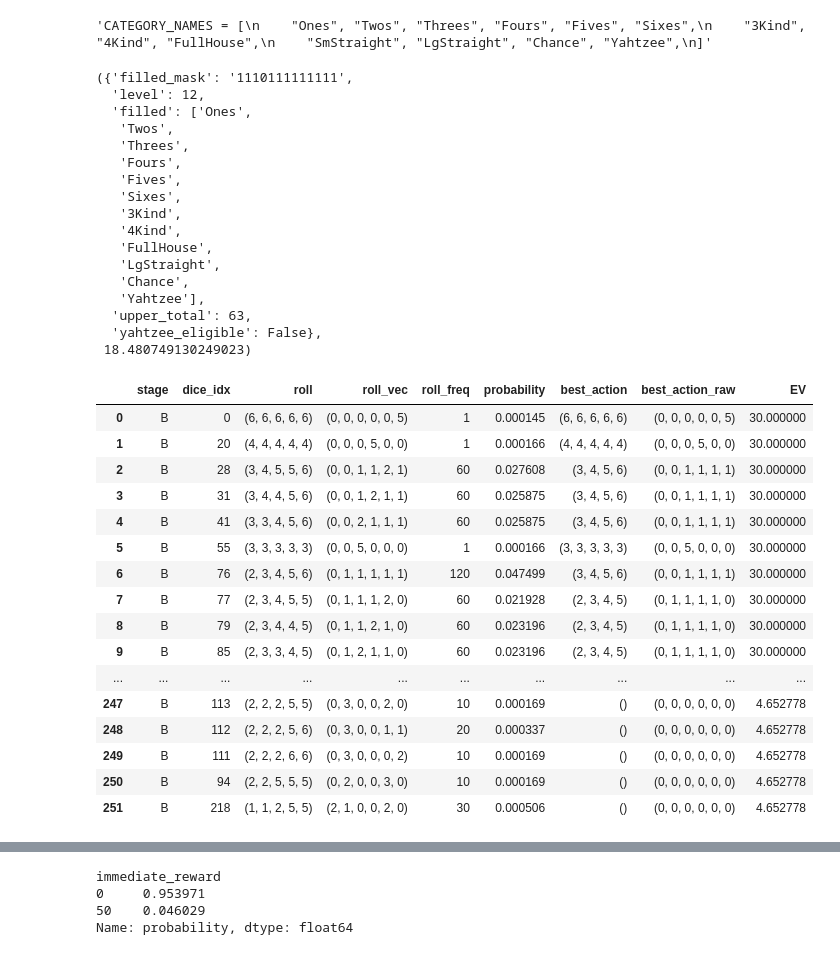
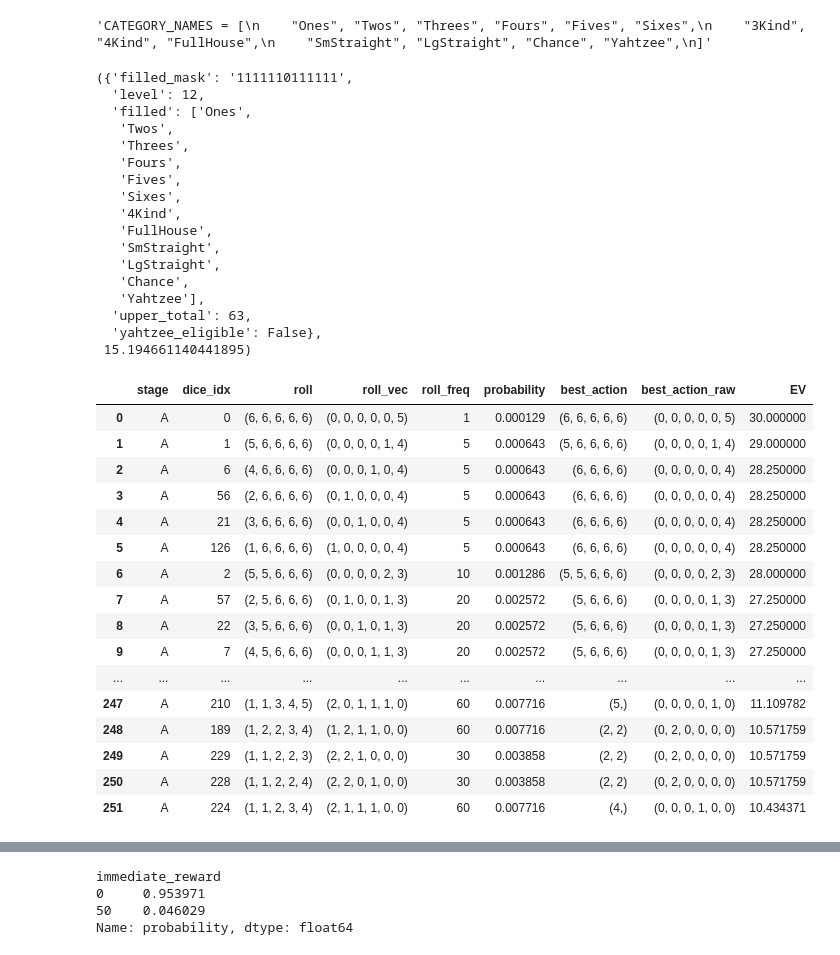
Before and after one commit to Ballpark-Figures/yahtzee, a Jupyter notebook: math/notebooks/state_explorer.ipynb, the cells around one changed output, grey strips where cells are left out. Cells and saved outputs as stored; diff of their text form; code cells hidden in the pictures.

Commit message:
state_explorer notebook: re-execution / exploration pass
Co-Authored-By: Claude Opus 4.8 <noreply@anthropic.com>

```diff
--- a/math/notebooks/state_explorer.ipynb
+++ b/math/notebooks/state_explorer.ipynb
@@ -294,7 +296,7 @@ np.float64(0.5413957383380753)
 # %% [output]
 'CATEGORY_NAMES = [\n    "Ones", "Twos", "Threes", "Fours", "Fives", "Sixes",\n    "3Kind", "4Kind", "FullHouse",\n    "SmStraight", "LgStraight", "Chance", "Yahtzee",\n]'
 # %%
-missing = 9
+missing = 6
 cats = ["Ones", "Twos", "Threes", "Fours", "Fives", "Sixes", "3Kind", "4Kind", "FullHouse", "SmStraight", "LgStraight", "Chance", "Yahtzee"]
 reduced_cats = cats[:missing] + cats[missing + 1:]
 near_end_state = ReducedGameState(
@@ -305,7 +307,7 @@ near_end_state = ReducedGameState(
 
 describe_state(near_end_state), state_value(near_end_state)
 # %% [output]
-({'filled_mask': '1110111111111',
+({'filled_mask': '1111110111111',
   'level': 12,
   'filled': ['Ones',
    'Twos',
@@ -313,35 +315,35 @@ describe_state(near_end_state), state_value(near_end_state)
    'Fours',
    'Fives',
    'Sixes',
-   '3Kind',
    '4Kind',
    'FullHouse',
+   'SmStraight',
    'LgStraight',
    'Chance',
    'Yahtzee'],
   'upper_total': 63,
   'yahtzee_eligible': False},
- 18.480749130249023)
+ 15.194661140441895)
 # %%
-all_roll_evs(near_end_state, "B")
+all_roll_evs(near_end_state, "A")
 # %% [output]
 |  | stage | dice_idx | roll | roll_vec | roll_freq | probability | best_action | best_action_raw | EV |
-| 0 | B | 0 | (6, 6, 6, 6, 6) | (0, 0, 0, 0, 0, 5) | 1 | 0.000145 | (6, 6, 6, 6, 6) | (0, 0, 0, 0, 0, 5) | 30.000000 |
-| 1 | B | 20 | (4, 4, 4, 4, 4) | (0, 0, 0, 5, 0, 0) | 1 | 0.000166 | (4, 4, 4, 4, 4) | (0, 0, 0, 5, 0, 0) | 30.000000 |
-| 2 | B | 28 | (3, 4, 5, 5, 6) | (0, 0, 1, 1, 2, 1) | 60 | 0.027608 | (3, 4, 5, 6) | (0, 0, 1, 1, 1, 1) | 30.000000 |
-| 3 | B | 31 | (3, 4, 4, 5, 6) | (0, 0, 1, 2, 1, 1) | 60 | 0.025875 | (3, 4, 5, 6) | (0, 0, 1, 1, 1, 1) | 30.000000 |
-| 4 | B | 41 | (3, 3, 4, 5, 6) | (0, 0, 2, 1, 1, 1) | 60 | 0.025875 | (3, 4, 5, 6) | (0, 0, 1, 1, 1, 1) | 30.000000 |
-| 5 | B | 55 | (3, 3, 3, 3, 3) | (0, 0, 5, 0, 0, 0) | 1 | 0.000166 | (3, 3, 3, 3, 3) | (0, 0, 5, 0, 0, 0) | 30.000000 |
-| 6 | B | 76 | (2, 3, 4, 5, 6) | (0, 1, 1, 1, 1, 1) | 120 | 0.047499 | (3, 4, 5, 6) | (0, 0, 1, 1, 1, 1) | 30.000000 |
-| 7 | B | 77 | (2, 3, 4, 5, 5) | (0, 1, 1, 1, 2, 0) | 60 | 0.021928 | (2, 3, 4, 5) | (0, 1, 1, 1, 1, 0) | 30.000000 |
-| 8 | B | 79 | (2, 3, 4, 4, 5) | (0, 1, 1, 2, 1, 0) | 60 | 0.023196 | (2, 3, 4, 5) | (0, 1, 1, 1, 1, 0) | 30.000000 |
-| 9 | B | 85 | (2, 3, 3, 4, 5) | (0, 1, 2, 1, 1, 0) | 60 | 0.023196 | (2, 3, 4, 5) | (0, 1, 1, 1, 1, 0) | 30.000000 |
+| 0 | A | 0 | (6, 6, 6, 6, 6) | (0, 0, 0, 0, 0, 5) | 1 | 0.000129 | (6, 6, 6, 6, 6) | (0, 0, 0, 0, 0, 5) | 30.000000 |
+| 1 | A | 1 | (5, 6, 6, 6, 6) | (0, 0, 0, 0, 1, 4) | 5 | 0.000643 | (5, 6, 6, 6, 6) | (0, 0, 0, 0, 1, 4) | 29.000000 |
+| 2 | A | 6 | (4, 6, 6, 6, 6) | (0, 0, 0, 1, 0, 4) | 5 | 0.000643 | (6, 6, 6, 6) | (0, 0, 0, 0, 0, 4) | 28.250000 |
+| 3 | A | 56 | (2, 6, 6, 6, 6) | (0, 1, 0, 0, 0, 4) | 5 | 0.000643 | (6, 6, 6, 6) | (0, 0, 0, 0, 0, 4) | 28.250000 |
+| 4 | A | 21 | (3, 6, 6, 6, 6) | (0, 0, 1, 0, 0, 4) | 5 | 0.000643 | (6, 6, 6, 6) | (0, 0, 0, 0, 0, 4) | 28.250000 |
+| 5 | A | 126 | (1, 6, 6, 6, 6) | (1, 0, 0, 0, 0, 4) | 5 | 0.000643 | (6, 6, 6, 6) | (0, 0, 0, 0, 0, 4) | 28.250000 |
+| 6 | A | 2 | (5, 5, 6, 6, 6) | (0, 0, 0, 0, 2, 3) | 10 | 0.001286 | (5, 5, 6, 6, 6) | (0, 0, 0, 0, 2, 3) | 28.000000 |
+| 7 | A | 57 | (2, 5, 6, 6, 6) | (0, 1, 0, 0, 1, 3) | 20 | 0.002572 | (5, 6, 6, 6) | (0, 0, 0, 0, 1, 3) | 27.250000 |
+| 8 | A | 22 | (3, 5, 6, 6, 6) | (0, 0, 1, 0, 1, 3) | 20 | 0.002572 | (5, 6, 6, 6) | (0, 0, 0, 0, 1, 3) | 27.250000 |
+| 9 | A | 7 | (4, 5, 6, 6, 6) | (0, 0, 0, 1, 1, 3) | 20 | 0.002572 | (5, 6, 6, 6) | (0, 0, 0, 0, 1, 3) | 27.250000 |
 | ... | ... | ... | ... | ... | ... | ... | ... | ... | ... |
-| 247 | B | 113 | (2, 2, 2, 5, 5) | (0, 3, 0, 0, 2, 0) | 10 | 0.000169 | () | (0, 0, 0, 0, 0, 0) | 4.652778 |
-| 248 | B | 112 | (2, 2, 2, 5, 6) | (0, 3, 0, 0, 1, 1) | 20 | 0.000337 | () | (0, 0, 0, 0, 0, 0) | 4.652778 |
-| 249 | B | 111 | (2, 2, 2, 6, 6) | (0, 3, 0, 0, 0, 2) | 10 | 0.000169 | () | (0, 0, 0, 0, 0, 0) | 4.652778 |
-| 250 | B | 94 | (2, 2, 5, 5, 5) | (0, 2, 0, 0, 3, 0) | 10 | 0.000169 | () | (0, 0, 0, 0, 0, 0) | 4.652778 |
-| 251 | B | 218 | (1, 1, 2, 5, 5) | (2, 1, 0, 0, 2, 0) | 30 | 0.000506 | () | (0, 0, 0, 0, 0, 0) | 4.652778 |
+| 247 | A | 210 | (1, 1, 3, 4, 5) | (2, 0, 1, 1, 1, 0) | 60 | 0.007716 | (5,) | (0, 0, 0, 0, 1, 0) | 11.109782 |
+| 248 | A | 189 | (1, 2, 2, 3, 4) | (1, 2, 1, 1, 0, 0) | 60 | 0.007716 | (2, 2) | (0, 2, 0, 0, 0, 0) | 10.571759 |
+| 249 | A | 229 | (1, 1, 2, 2, 3) | (2, 2, 1, 0, 0, 0) | 30 | 0.003858 | (2, 2) | (0, 2, 0, 0, 0, 0) | 10.571759 |
+| 250 | A | 228 | (1, 1, 2, 2, 4) | (2, 2, 0, 1, 0, 0) | 30 | 0.003858 | (2, 2) | (0, 2, 0, 0, 0, 0) | 10.571759 |
+| 251 | A | 224 | (1, 1, 2, 3, 4) | (2, 1, 1, 1, 0, 0) | 60 | 0.007716 | (4,) | (0, 0, 0, 1, 0, 0) | 10.434371 |
 # %%
 all_roll_evs(near_end_state, "B")
 # %% [output]
```
Also changed, not shown: parts of 5 cells of this notebook.
